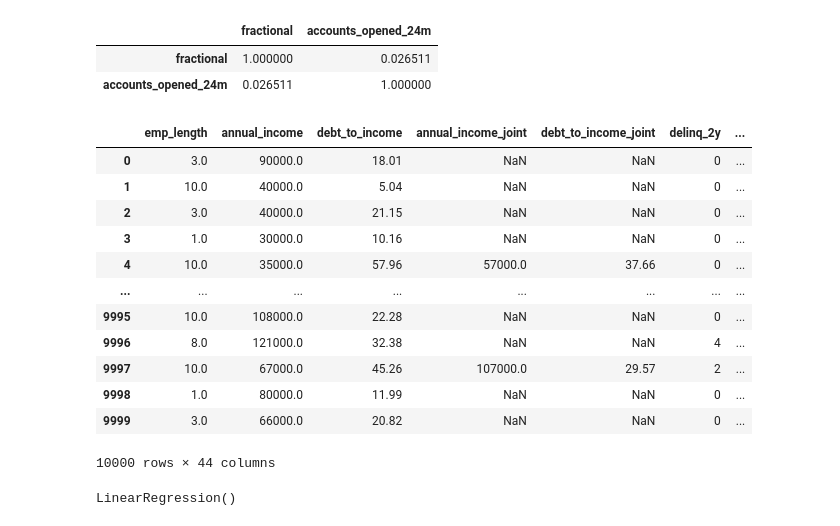
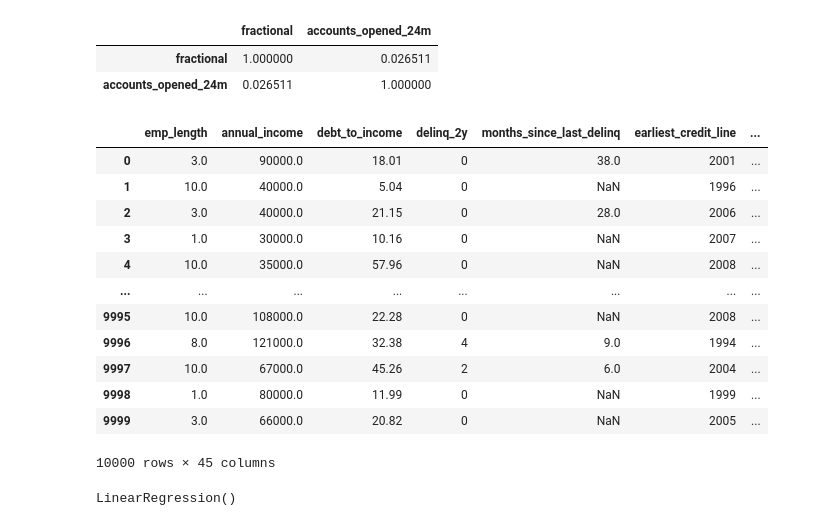
Before and after one commit to Liam-RA/CSCI_1070_Liam-RA, a Jupyter notebook: Week_06/Week_6_Homework.ipynb, the cells around one changed output. Drawn from its saved outputs; the diff is of its cells as text; code cells hidden in the pictures.

```diff
--- a/Week_06/Week_6_Homework.ipynb
+++ b/Week_06/Week_6_Homework.ipynb
@@ -190,7 +175,7 @@ all of these are horrible, but I find it unlikley that there are no features wit
 # %%
 # I am droping non-numbers, I was making a function to do this,
 #and I will likely still need to do that in the future, but that took a painful amount of effort. And it still doesnt work
-numbers_df = df.drop(['emp_title','verified_income','state','homeownership','verification_income_joint','disbursement_method','initial_listing_status'
+numbers_df = df.drop(['emp_title','verified_income','state','homeownership','disbursement_method','initial_listing_status'
                       ,'loan_status','issue_month','grade','loan_purpose','application_type',],axis=1)
 
 numbers_df['loan_percent'] = numbers_df['paid_total']/numbers_df['loan_amount'] #how successful someone has been in paying back the loan
@@ -399,21 +384,21 @@ X_train,X_test,y_train,y_test = train_test_split(X,y,
                                                  test_size=0.25,
                                                  random_state=30)
 # %%
-X_df.drop('paid_total',axis=1)
+numbers_df.drop('paid_total',axis=1)
 # %% [output]
-|  | emp_length | annual_income | debt_to_income | annual_income_joint | debt_to_income_joint | delinq_2y | ... |
-| 0 | 3.0 | 90000.0 | 18.01 | NaN | NaN | 0 | ... |
-| 1 | 10.0 | 40000.0 | 5.04 | NaN | NaN | 0 | ... |
-| 2 | 3.0 | 40000.0 | 21.15 | NaN | NaN | 0 | ... |
-| 3 | 1.0 | 30000.0 | 10.16 | NaN | NaN | 0 | ... |
-| 4 | 10.0 | 35000.0 | 57.96 | 57000.0 | 37.66 | 0 | ... |
+|  | emp_length | annual_income | debt_to_income | delinq_2y | months_since_last_delinq | earliest_credit_line | ... |
+| 0 | 3.0 | 90000.0 | 18.01 | 0 | 38.0 | 2001 | ... |
+| 1 | 10.0 | 40000.0 | 5.04 | 0 | NaN | 1996 | ... |
+| 2 | 3.0 | 40000.0 | 21.15 | 0 | 28.0 | 2006 | ... |
+| 3 | 1.0 | 30000.0 | 10.16 | 0 | NaN | 2007 | ... |
+| 4 | 10.0 | 35000.0 | 57.96 | 0 | NaN | 2008 | ... |
 | ... | ... | ... | ... | ... | ... | ... | ... |
-| 9995 | 10.0 | 108000.0 | 22.28 | NaN | NaN | 0 | ... |
-| 9996 | 8.0 | 121000.0 | 32.38 | NaN | NaN | 4 | ... |
-| 9997 | 10.0 | 67000.0 | 45.26 | 107000.0 | 29.57 | 2 | ... |
-| 9998 | 1.0 | 80000.0 | 11.99 | NaN | NaN | 0 | ... |
-| 9999 | 3.0 | 66000.0 | 20.82 | NaN | NaN | 0 | ... |
+| 9995 | 10.0 | 108000.0 | 22.28 | 0 | NaN | 2008 | ... |
+| 9996 | 8.0 | 121000.0 | 32.38 | 4 | 9.0 | 1994 | ... |
+| 9997 | 10.0 | 67000.0 | 45.26 | 2 | 6.0 | 2004 | ... |
+| 9998 | 1.0 | 80000.0 | 11.99 | 0 | NaN | 1999 | ... |
+| 9999 | 3.0 | 66000.0 | 20.82 | 0 | NaN | 2005 | ... |
-10000 rows × 44 columns
+10000 rows × 45 columns
 # %%
 regression_model = LinearRegression()
 regression_model.fit(X_train,y_train)
```
Also changed, not shown: parts of 68 cells of this notebook, 5 other files.
